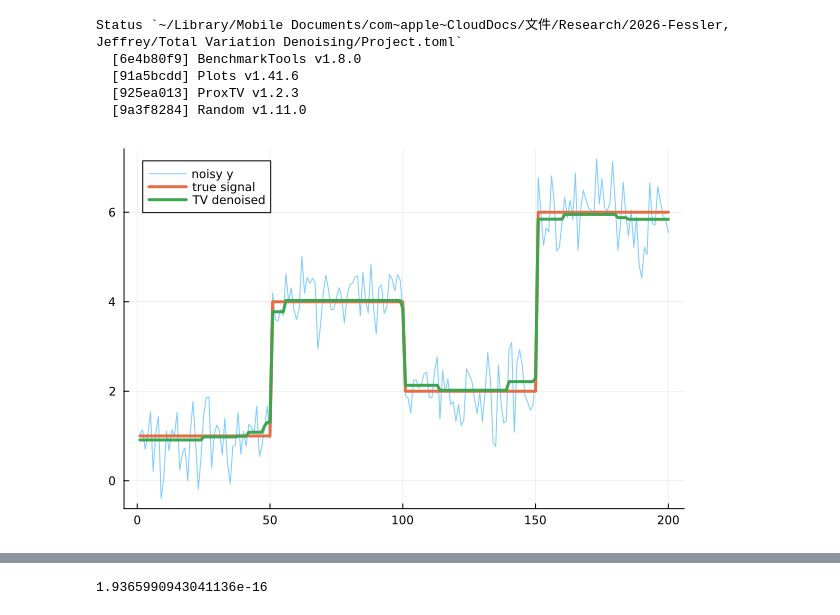
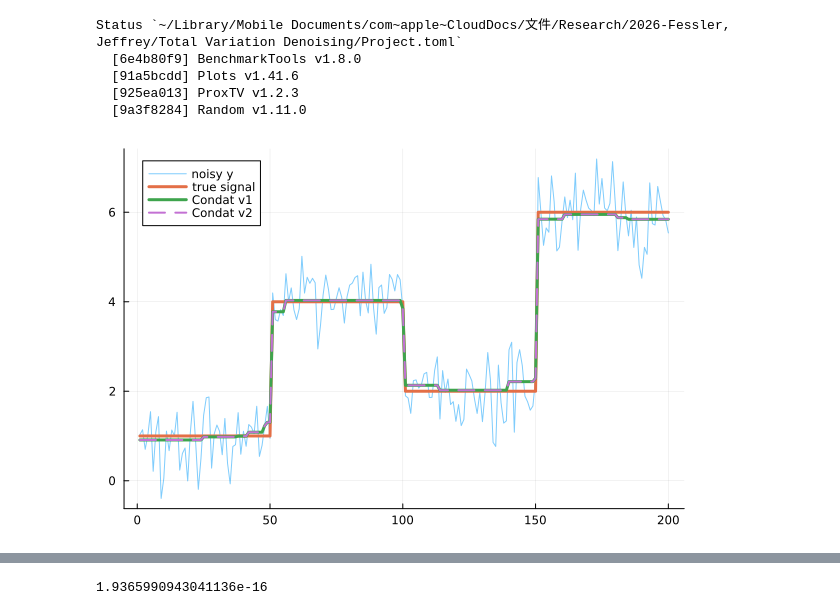
Before and after one commit to XiaochuanLyu/TVDenoising.jl, a Jupyter notebook: main.ipynb, the cells around one changed output, grey strips where cells are left out. Cells and saved outputs as stored; diff of their text form; code cells hidden in the pictures.

Commit message:
feat: add tv1D_condat_v2, build new checks in main, modified package address

```diff
--- a/main.ipynb
+++ b/main.ipynb
@@ -12,24 +12,27 @@ Status `~/Library/Mobile Documents/com~apple~CloudDocs/文件/Research/2026-Fess
 # %%
 using Random
 using Plots
 
 include("src/1D_denoising.jl")
 
 Random.seed!(1)
 N = 200
 xtrue = vcat(
     fill(1.0, 50),
     fill(4.0, 50),
     fill(2.0, 50),
     fill(6.0, 50)
 )
 y = xtrue .+ 0.5 .* randn(N)
 λ = 3.0
-xdenoised = tv1d_condat(y, λ)
+x_v1 = tv1d_condat_v1(y, λ)
+x_v2 = tv1d_condat_v2(y, λ)
+
 plot(y, label="noisy y", alpha=0.5)
 plot!(xtrue, label="true signal", linewidth=3)
-plot!(xdenoised, label="TV denoised", linewidth=3)
+plot!(x_v1, label="Condat v1", linewidth=3)
+plot!(x_v2, label="Condat v2", linewidth=2, linestyle=:dash)
 # %% [output]
-[figure, old version]
+[figure, new version]
 # %%
 using BenchmarkTools
```
Also changed, not shown: parts of 1 cell of this notebook, 2 other files.
